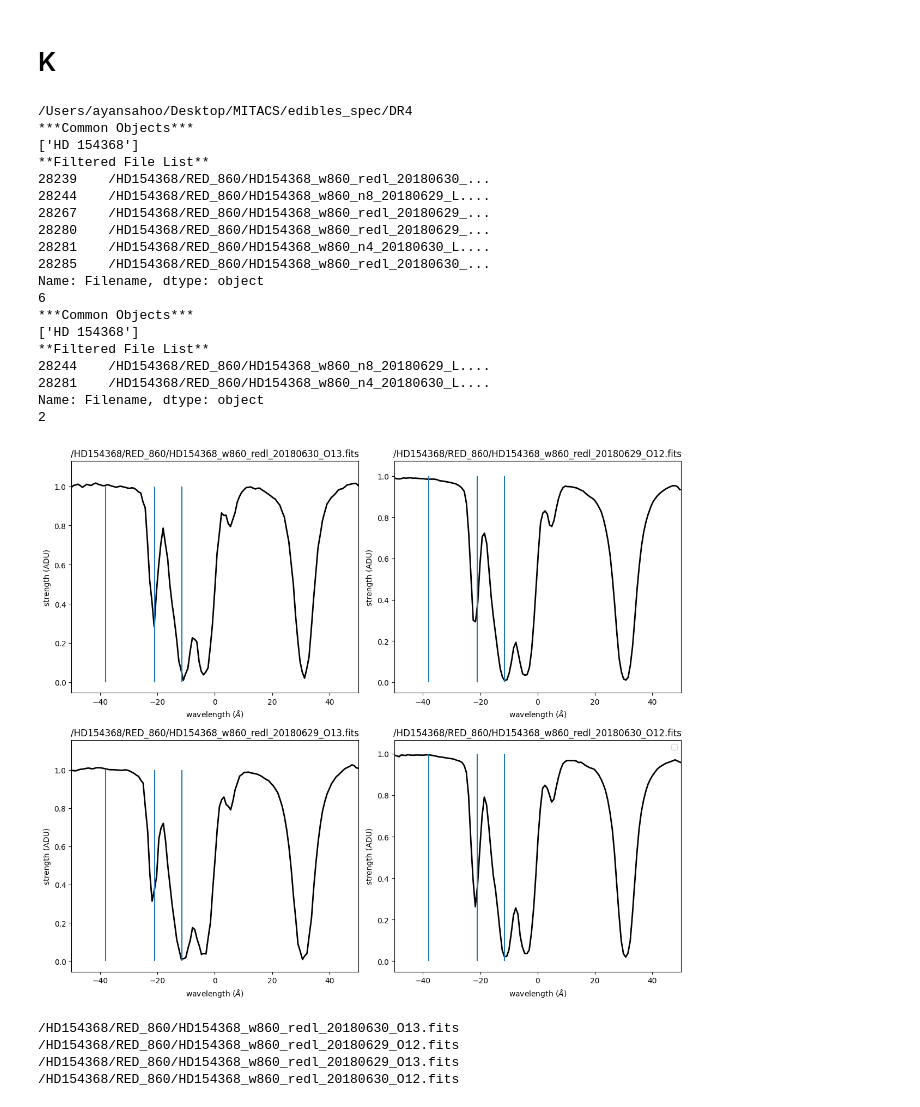
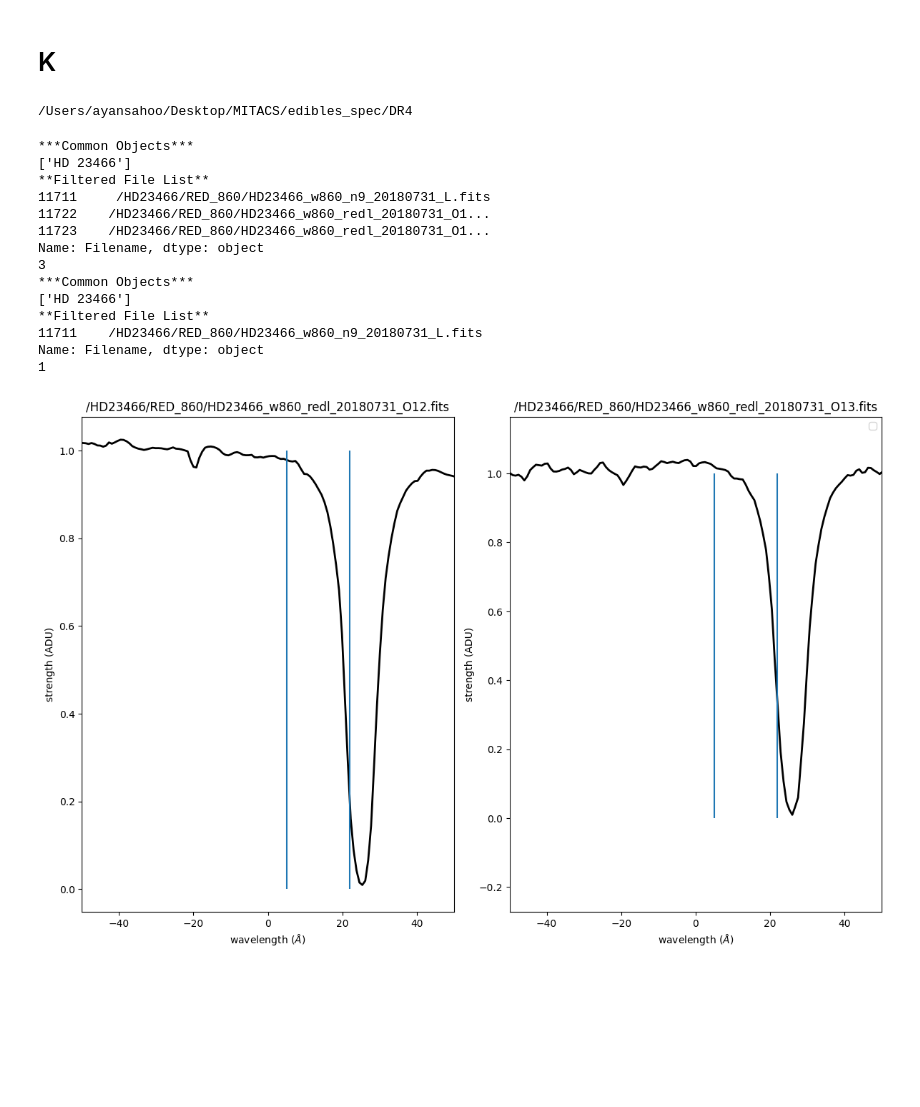
Before and after one commit to AyanS13/edibles, a Jupyter notebook: cloud_checker.ipynb, the cells around one changed output. Saved outputs shown, nothing was run; the diff lists cells and outputs as text; code cells hidden in the pictures; blank space fills up the shorter version.

```diff
--- a/cloud_checker.ipynb
+++ b/cloud_checker.ipynb
@@ -12,7 +12,7 @@ from scipy.interpolate import CubicSpline
 # %% [markdown]
 # Na I
 # %%
-sightline = "HD 113904"
+sightline = "HD 37023"
 pythia = EdiblesOracle()
 List_1 = pythia.getFilteredObsList(object=[sightline], MergedOnly=False, Wave=3302)
 test_1 = List_1.values.tolist()
@@ -26,11 +26,11 @@ test = list(test)
 
 lambda0 = [3302.368, 3302.978]
 ref_wave = 3302.368
-cl_1 = 1
-# cl_2 = -24
-# cl_3 = 12
-# cl_4 = 5
-# cl_4 = 10
+cl_1 = -10
+cl_2 = -6
+cl_3 = 0
+cl_4 = 3
+# cl_5 = 12
 # cl_5 = -7
 # f = [0.005450, 0.005450]
 # gamma = [1e8,1e8]
@@ -70,11 +70,11 @@ for i in range(len(test)):
 
     # Plot data on the corresponding subplot
     axs[i].plot(3*(10**5)*(wave-ref_wave)/ref_wave, flux, color='k', linewidth=2)
-    axs[i].vlines(x=cl_1, ymin=0.8, ymax=1)
-    # axs[i].vlines(x=cl_2, ymin=0.8, ymax=1)
-    # axs[i].vlines(x=cl_3, ymin=0.8, ymax=1)
-    # axs[i].vlines(x=cl_4, ymin=0, ymax=1)
-    # axs[i].vlines(x=cl_5, ymin=0, ymax=1)
+    axs[i].vlines(x=cl_1, ymin=0.4, ymax=1)
+    axs[i].vlines(x=cl_2, ymin=0.4, ymax=1)
+    axs[i].vlines(x=cl_3, ymin=0.4, ymax=1)
+    axs[i].vlines(x=cl_4, ymin=0.4, ymax=1)
+    # axs[i].vlines(x=cl_5, ymin=0.4, ymax=1)
 
 
     # y = np.ones(len(wave))
@@ -133,7 +121,7 @@ Name: Filename, dtype: object
 # %% [markdown]
 # Na II
 # %%
-sightline = "HD 154368"
+sightline = "HD 23466"
 pythia = EdiblesOracle()
 List_1 = pythia.getFilteredObsList(object=[sightline], MergedOnly=False, Wave=5892)
 test_1 = List_1.values.tolist()
@@ -147,9 +135,9 @@ test = list(test)
 
 lambda0 = [5889.951, 5895.924]
 ref_wave = 5889.951
-cl_1 = -11.5
-cl_2 = -21
-cl_3 = -38
+cl_1 = 22
+cl_2 = 5
+# cl_3 = -38
 # cl_4 = -24
 # f = [0.005450, 0.005450]
 # gamma = [1e8,1e8]
@@ -191,7 +179,7 @@ for i in range(len(test)):
     axs[i].plot(3*(10**5)*(wave-ref_wave)/ref_wave, flux, color='k', linewidth=2)
     axs[i].vlines(x=cl_1, ymin=0, ymax=1)
     axs[i].vlines(x=cl_2, ymin=0, ymax=1)
-    axs[i].vlines(x=cl_3, ymin=0, ymax=1)
+    # axs[i].vlines(x=cl_3, ymin=0, ymax=1)
     # axs[i].vlines(x=cl_4, ymin=0, ymax=1)
 
     # y = np.ones(len(wave))
@@ -244,7 +232,7 @@ Name: Filename, dtype: object
 # %% [markdown]
 # K
 # %%
-sightline = "HD 154368"
+sightline = "HD 23466"
 pythia = EdiblesOracle()
 List_1 = pythia.getFilteredObsList(object=[sightline], MergedOnly=False, Wave=7665)
 test_1 = List_1.values.tolist()
@@ -258,9 +246,9 @@ test = list(test)
 
 lambda0 = [7664.899]
 ref_wave = 7664.899
-cl_1 = -11.5
-cl_2 = -21
-cl_3 = -38
+cl_1 = 22
+cl_2 = 5
+# cl_3 = -38
 # cl_4 = -24
 # cl_5 = -10
 # f = [0.005450, 0.005450]
@@ -304,7 +292,7 @@ for i in range(len(test)):
     axs[i].plot(3*(10**5)*(wave-ref_wave)/ref_wave, flux, color='k', linewidth=2)
     axs[i].vlines(x=cl_1, ymin=0, ymax=1)
     axs[i].vlines(x=cl_2, ymin=0, ymax=1)
-    axs[i].vlines(x=cl_3, ymin=0, ymax=1)
+    # axs[i].vlines(x=cl_3, ymin=0, ymax=1)
     # axs[i].vlines(x=cl_4, ymin=0, ymax=1)
     # axs[i].vlines(x=cl_5, ymin=0, ymax=1)
     # y = np.ones(len(wave))
@@ -312,53 +300,45 @@ for i in range(len(test)):
     #++++++++++++++++++++++++++++++++++++++++++++++++++++++++++++++++++++++++++
 
     # model = voigt_absorption_line_new(wavegrid=wave, f= f, lambda0=lambda0, gamma=gamma,
     #                    b=b, B_vary=B_vary, N=N, v_rad=v_rad, v_resolution=v_resolution, map =[0,1])
 
     # axs[i].plot(wave, model)
 
     # Set title for each subplot
     axs[i].set_title(str(test[i]))
 
     # Set x and y labels for each subplot
     axs[i].set_xlabel('wavelength ($\AA$)')
     axs[i].set_ylabel('strength (ADU)')
 
     axs[i].set_xlim(-50, 50)
 
 # Hide the unused subplots
 for j in range(len(test), len(axs)):
     fig.delaxes(axs[j])
 # Adjust the layout so titles and labels fit well
 plt.tight_layout()
 plt.legend()
 # Show the plot
 plt.show()
 
 
 for i in test:
     print(i)
 # %% [output]
 /Users/ayansahoo/Desktop/MITACS/edibles_spec/DR4
-***Common Objects***
-['HD 154368']
-**Filtered File List**
-28239    /HD154368/RED_860/HD154368_w860_redl_20180630_...
-28244    /HD154368/RED_860/HD154368_w860_n8_20180629_L....
-28267    /HD154368/RED_860/HD154368_w860_redl_20180629_...
-28280    /HD154368/RED_860/HD154368_w860_redl_20180629_...
-28281    /HD154368/RED_860/HD154368_w860_n4_20180630_L....
-28285    /HD154368/RED_860/HD154368_w860_redl_20180630_...
-Name: Filename, dtype: object
-6
-***Common Objects***
-['HD 154368']
-**Filtered File List**
-28244    /HD154368/RED_860/HD154368_w860_n8_20180629_L....
-28281    /HD154368/RED_860/HD154368_w860_n4_20180630_L....
-Name: Filename, dtype: object
-2
+***Common Objects***
+['HD 23466']
+**Filtered File List**
+11711     /HD23466/RED_860/HD23466_w860_n9_20180731_L.fits
+11722    /HD23466/RED_860/HD23466_w860_redl_20180731_O1...
+11723    /HD23466/RED_860/HD23466_w860_redl_20180731_O1...
+Name: Filename, dtype: object
+3
+***Common Objects***
+['HD 23466']
+**Filtered File List**
+11711    /HD23466/RED_860/HD23466_w860_n9_20180731_L.fits
+Name: Filename, dtype: object
+1
-[figure, old version]
+[figure, new version]
-/HD154368/RED_860/HD154368_w860_redl_20180630_O13.fits
-/HD154368/RED_860/HD154368_w860_redl_20180629_O12.fits
-/HD154368/RED_860/HD154368_w860_redl_20180629_O13.fits
-/HD154368/RED_860/HD154368_w860_redl_20180630_O12.fits
```
Also changed, not shown: parts of 4 cells of this notebook, 4 other files.
